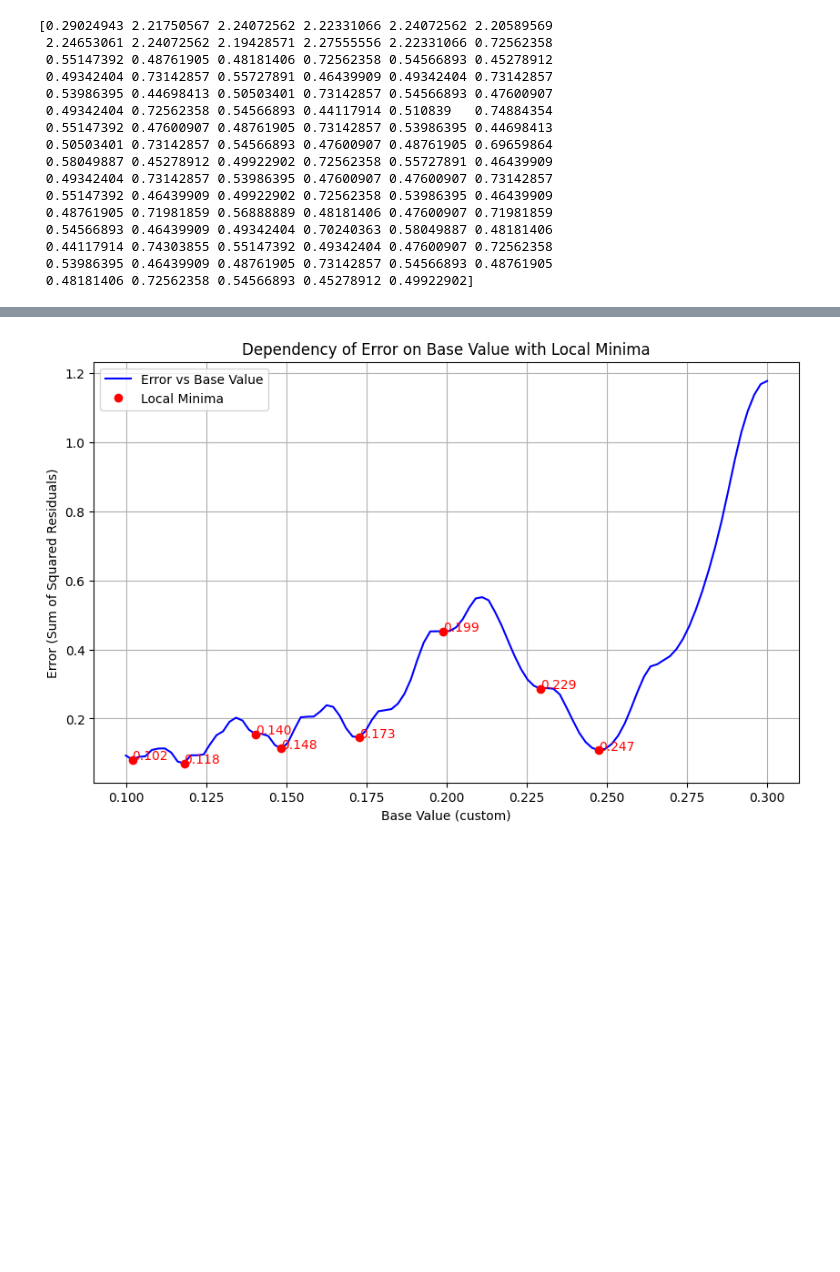
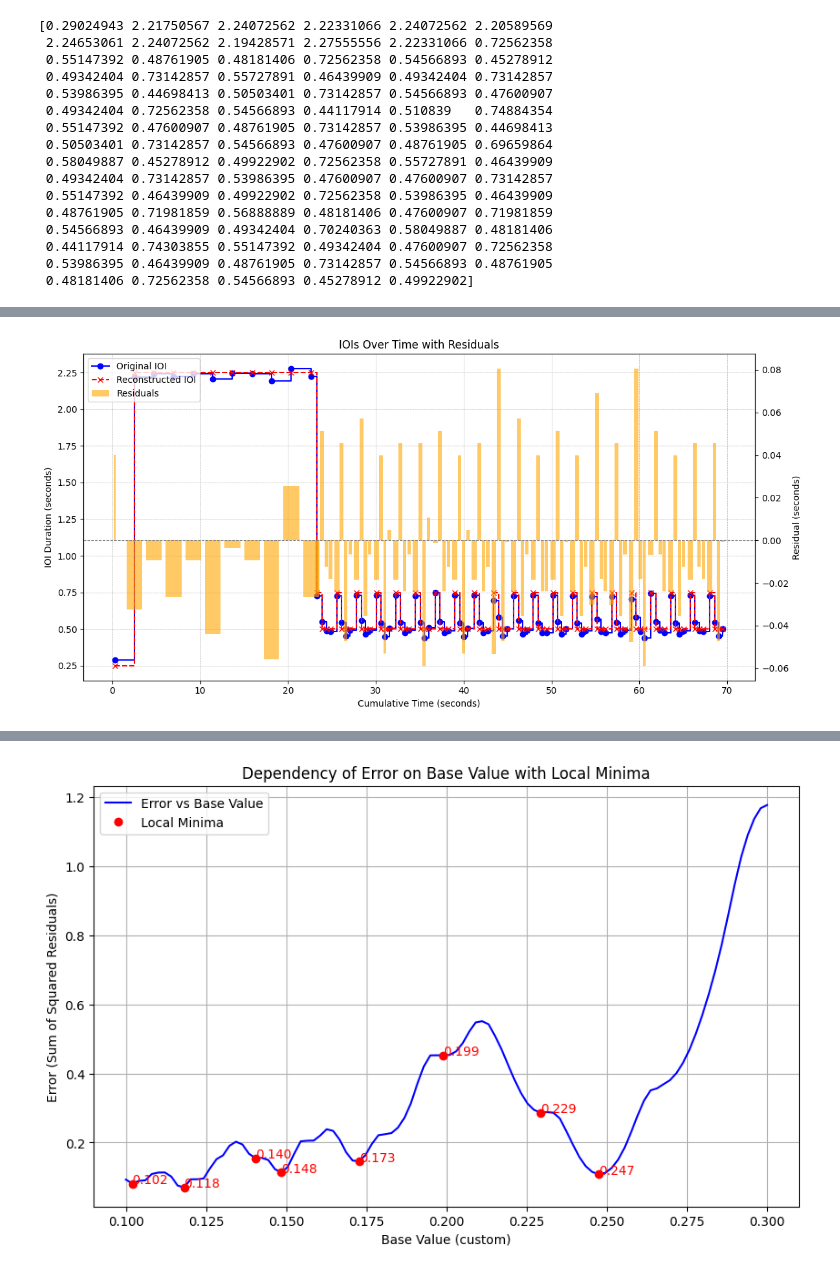
Before and after one commit to egorpol/beat_it, a Jupyter notebook: dufour_pulsation.ipynb, the cells around one changed output, grey strips where cells are left out. Cells and saved outputs as stored; diff of their text form; code cells hidden in the pictures; blank space fills up the shorter version.

```diff
--- a/dufour_pulsation.ipynb
+++ b/dufour_pulsation.ipynb
@@ -141,0 +178,53 @@ Error (sum of squared residuals): 0.10915600756886477
+# %%
+import numpy as np
+import pandas as pd
+import matplotlib.pyplot as plt
+
+# Calculate the cumulative time axis
+df_results['Cumulative Time'] = df_results['Original IOI'].cumsum()
+
+# Initialize the plot
+fig, ax1 = plt.subplots(figsize=(12, 6))
+
+# Plot Original IOIs as a step plot
+ax1.step(df_results['Cumulative Time'], df_results['Original IOI'], where='post',
+         label='Original IOI', color='blue', marker='o')
+
+# Plot Reconstructed IOIs as a step plot
+ax1.step(df_results['Cumulative Time'], df_results['Reconstructed IOI'], where='post',
+         label='Reconstructed IOI', color='red', linestyle='--', marker='x')
+
+# Set labels and title for the primary y-axis
+ax1.set_xlabel('Cumulative Time (seconds)')
+ax1.set_ylabel('IOI Duration (seconds)')
+ax1.set_title('IOIs Over Time with Residuals')
+
+# Enable grid on primary y-axis
+ax1.grid(True, which='both', axis='both', linestyle='--', linewidth=0.5)
+
+# Create a secondary y-axis for residuals
+ax2 = ax1.twinx()
+
+# Plot Residuals as a bar chart
+ax2.bar(df_results['Cumulative Time'], df_results['Residual'],
+        width=df_results['Original IOI'] * 0.8,  # Adjust bar width as needed
+        color='orange', alpha=0.6, label='Residuals')
+
+# Set label for the secondary y-axis
+ax2.set_ylabel('Residual (seconds)')
+
+# Add a horizontal line at y=0 for reference
+ax2.axhline(0, color='gray', linewidth=0.8, linestyle='--')
+
+# Combine legends from both axes
+lines_1, labels_1 = ax1.get_legend_handles_labels()
+lines_2, labels_2 = ax2.get_legend_handles_labels()
+ax1.legend(lines_1 + lines_2, labels_1 + labels_2, loc='upper left')
+
+# Adjust layout for better spacing
+fig.tight_layout()
+
+# Display the plot
+plt.show()
+# %% [output]
+[figure, added]
```
Also changed, not shown: parts of 5 cells of this notebook, 19 other files.
